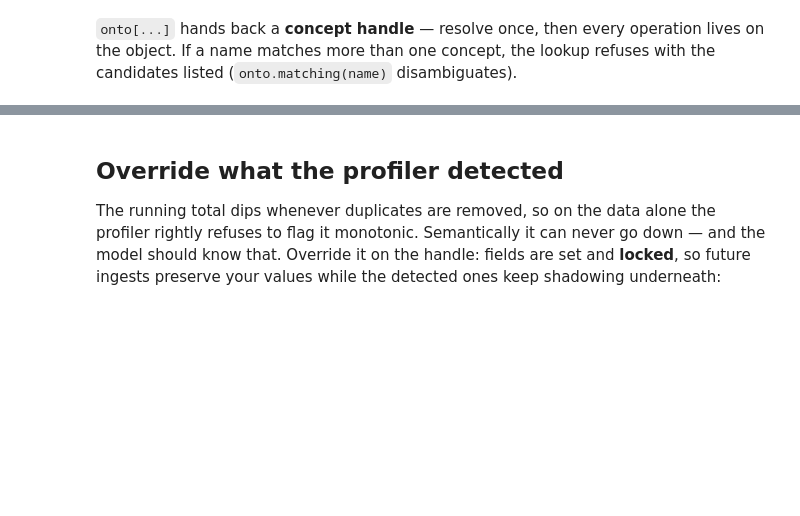
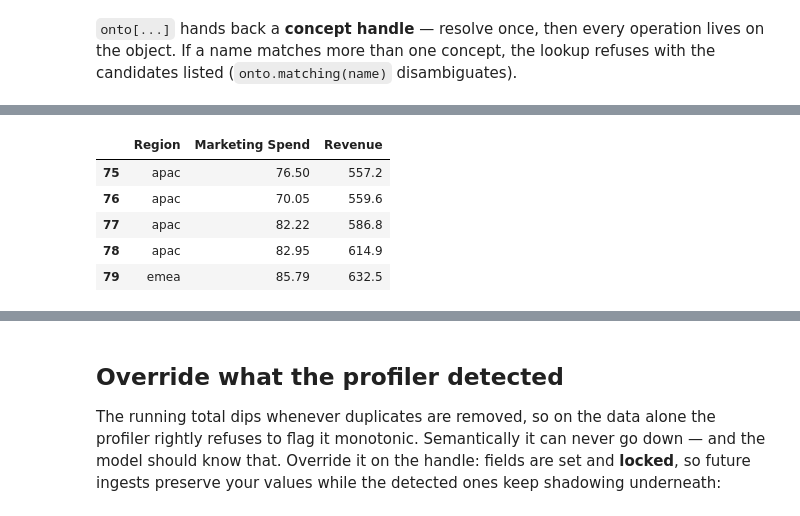
Before and after one commit to Perceptura/rootcause-python, a Jupyter notebook: examples/ontology.ipynb, the cells around one changed output, grey strips where cells are left out. Cells and saved outputs as stored; diff of their text form; code cells hidden in the pictures; blank space fills up the shorter version.

```diff
--- a/examples/ontology.ipynb
+++ b/examples/ontology.ipynb
@@ -15,7 +15,7 @@ import pandas as pd
 import rootcause as rc
 
 rc.login(base_url=os.environ.get("ROOTCAUSE_BASE_URL", "https://platform.rootcause.ai"))
-ws = rc.workspace("ontology-demo", create=True)
+ws = rc.workspace("ontology-tour", create=True)
 # %% [markdown]
 ## Concepts arrive with the data
 
@@ -57,6 +67,11 @@ engine compiles it against the underlying sources:
 # %%
-onto.query(
-    select=["Region", "Marketing Spend", "Revenue"],
-    where=[("Revenue", ">=", 400)],
-    order_by="Revenue",
+onto.sql(
+    'SELECT "Region", "Marketing Spend", "Revenue" WHERE "Revenue" >= 400 ORDER BY "Revenue"'
 ).to_frame().tail(5)
+# %% [output]
+|  | Region | Marketing Spend | Revenue |
+| 75 | apac | 76.50 | 557.2 |
+| 76 | apac | 70.05 | 559.6 |
+| 77 | apac | 82.22 | 586.8 |
+| 78 | apac | 82.95 | 614.9 |
+| 79 | emea | 85.79 | 632.5 |
```
Also changed, not shown: parts of 14 cells of this notebook, 8 other files.
